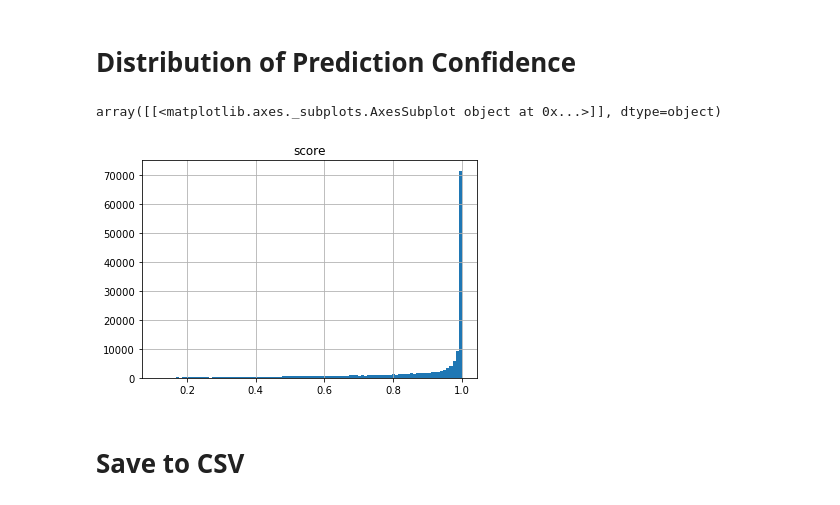
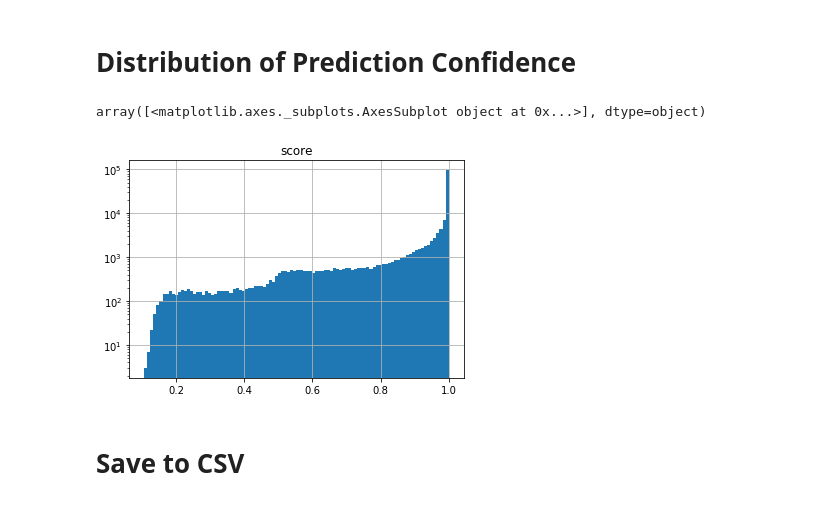
Before and after one commit to Agent007/tensorflow-speech-recognition-challenge, a Jupyter notebook: predictions.ipynb, the cells around one changed output. Cells and saved outputs as stored; diff of their text form; code cells hidden in the pictures.

```diff
--- a/predictions.ipynb
+++ b/predictions.ipynb
@@ -46,7 +1,10 @@ with tf.Session() as sess:
 # %%
 import pandas as pd
 
-predictions = pd.DataFrame(rows, columns=['fname', 'label', 'score'])
+predictions = pd.read_csv('predictions.csv',
+                          engine='c',
+                          low_memory=False,
+                          memory_map=True)
 predictions.head()
 # %% [output]
 |  | fname | label | score |
@@ -90,10 +51,14 @@ ipd.Audio(wav_file_data, rate=sample_rate)
 # %%
 %matplotlib inline
 
-predictions.hist(column='score', bins=100)
+import matplotlib.pyplot as plt
+
+fig, ax = plt.subplots()
+ax.set_yscale('log')
+predictions.hist(ax=ax, column='score', bins=100)
 # %% [output]
-array([[<matplotlib.axes._subplots.AxesSubplot object at 0x...>]], dtype=object)
+array([<matplotlib.axes._subplots.AxesSubplot object at 0x...>], dtype=object)
-[figure, old version]
+[figure, new version]
 # %% [markdown]
 # Save to CSV
 # %%
```
Also changed, not shown: parts of 8 cells of this notebook, 23 other files.
